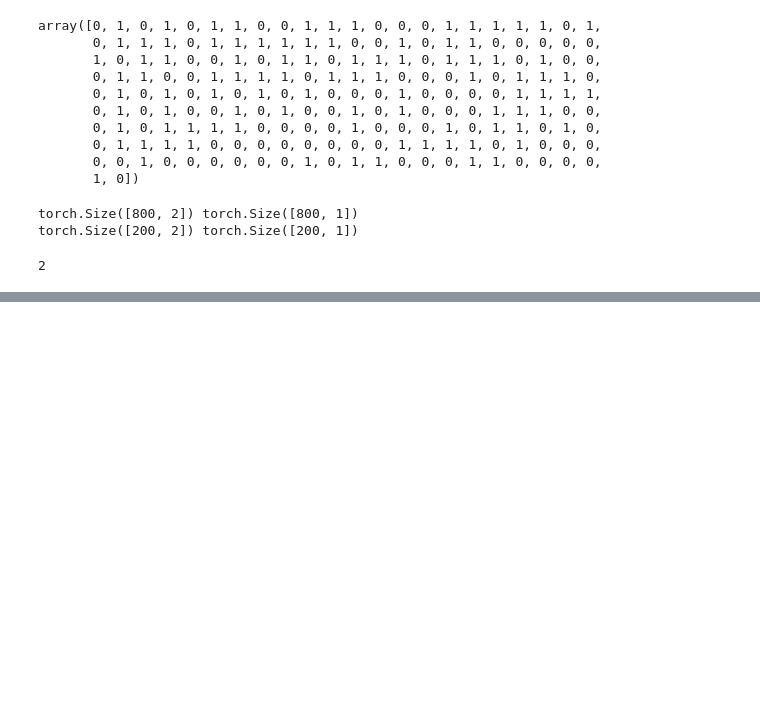
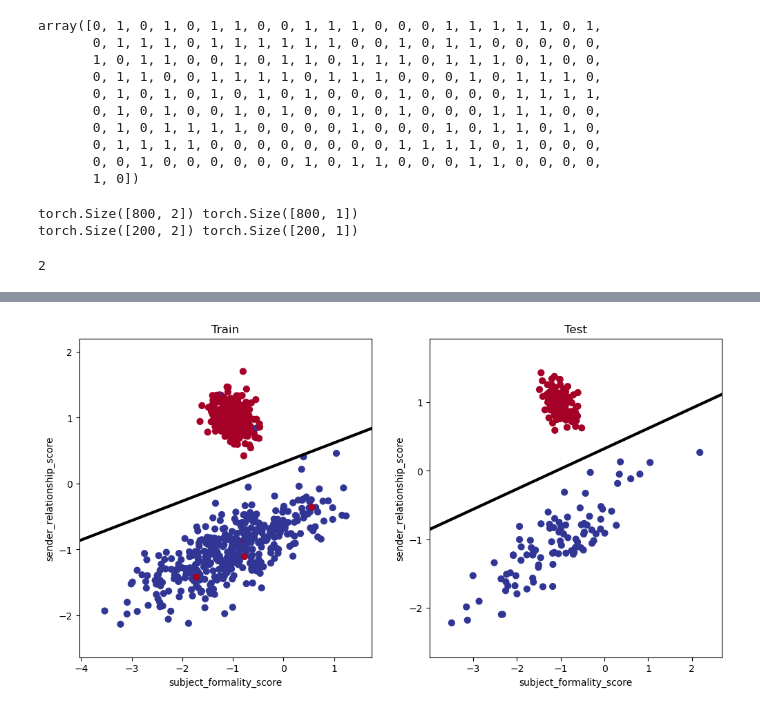
Before and after one commit to abdulkadiripek/DeepLearningBootcamp, a Jupyter notebook: DeepLearning/03- LinearVSNonLinear.ipynb, the cells around one changed output, grey strips where cells are left out. Cells and saved outputs as stored; diff of their text form; code cells hidden in the pictures; blank space fills up the shorter version.

Commit message:
Models Finished.

```diff
--- a/DeepLearning/03- LinearVSNonLinear.ipynb
+++ b/DeepLearning/03- LinearVSNonLinear.ipynb
@@ -120,0 +129,25 @@ tensor([[1.],
+# %%
+torch.manual_seed(42)
+epochs = 200
+
+for epoch in range(epochs):
+    model.train()
+    y_logits = model(x_train)
+    y_pred = torch.round(torch.sigmoid(y_logits))
+    loss = loss_fn(y_logits,y_train)
+    acc = calculate_accuracy(y_train,y_pred)
+
+    optimizer.zero_grad()
+    loss.backward()
+    optimizer.step()
+
+    model.eval()
+    with torch.inference_mode():
+        test_logits = model(x_test)
+        test_pred = torch.round(torch.sigmoid(test_logits))
+
+        test_loss = loss_fn(test_logits, y_test)
+        test_acc = calculate_accuracy(y_test=y_test,y_pred=test_pred)
+
+        if epoch % 5 == 0:
+            print(f"Epoch {epoch}, Loss: {loss}, Accuracy: {acc}, Test Loss:{test_loss}, Test Acc: {test_acc}")
@@ -120,0 +207,14 @@ tensor([[1.],
+# %%
+plt.figure(figsize=(12, 6))
+
+plt.subplot(1, 2, 1)
+plt.title("Train")
+plot_linear_decision_boundary(model, x_train, y_train)
+
+plt.subplot(1, 2, 2)
+plt.title("Test")
+plot_linear_decision_boundary(model, x_test, y_test)
+
+plt.show()
+# %% [output]
+[figure, added]
```
Also changed, not shown: parts of 5 cells of this notebook.
